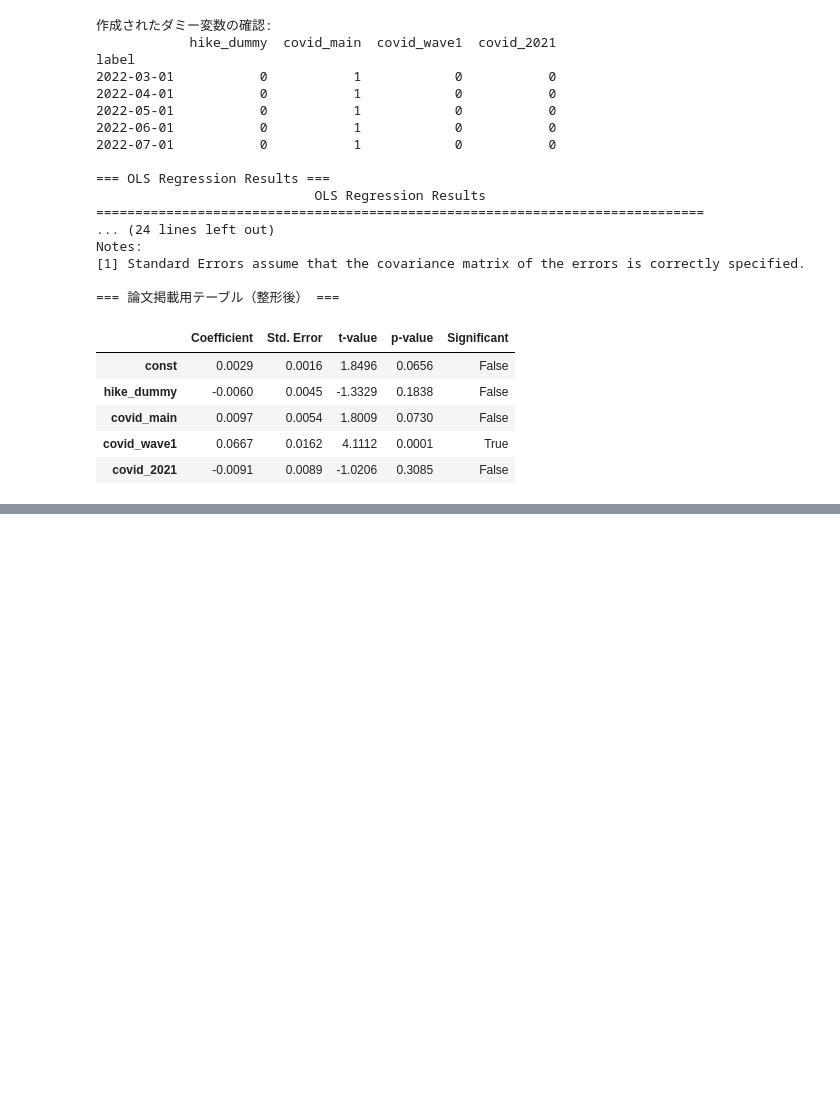
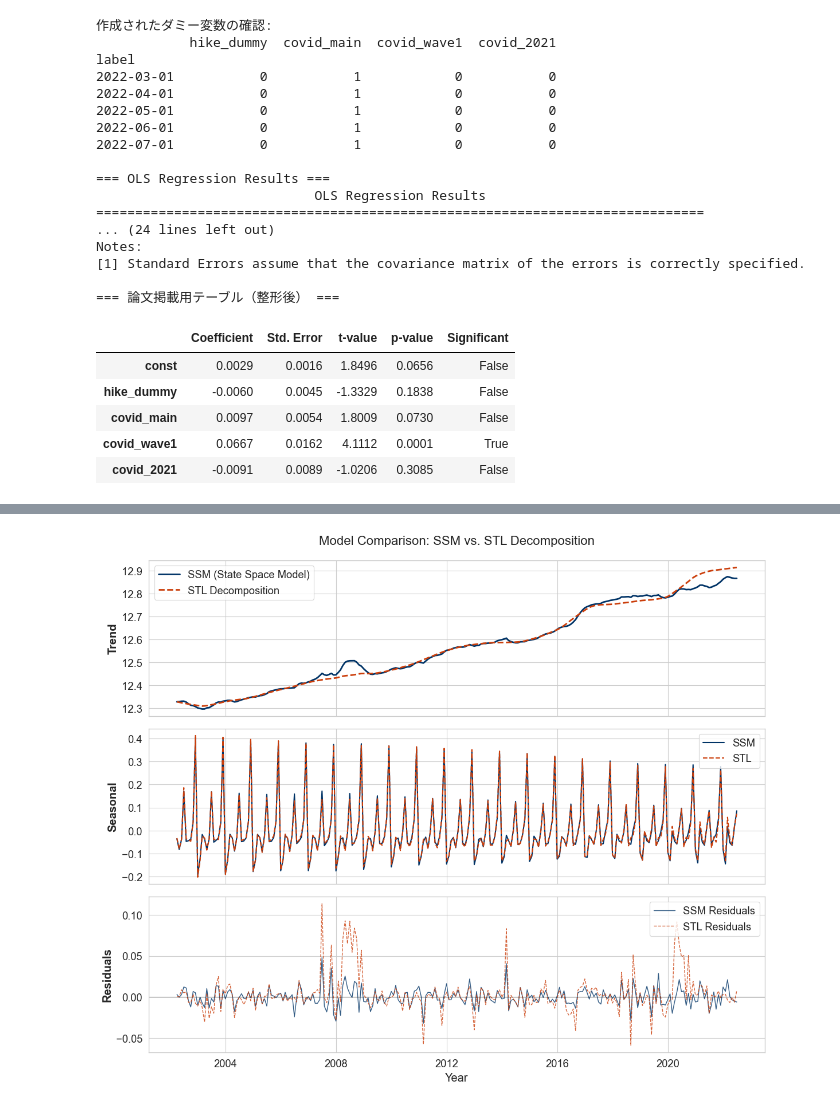
Before and after one commit to Fuga420/Transport_amount_project, a Jupyter notebook: notebooks/Appendix.ipynb, the cells around one changed output, grey strips where cells are left out. Saved outputs shown, nothing was run; the diff lists cells and outputs as text; code cells hidden in the pictures; blank space fills up the shorter version.

```diff
--- a/notebooks/Appendix.ipynb
+++ b/notebooks/Appendix.ipynb
@@ -54,3 +54,13 @@ label
 2022-06-01   -0.006404
 2022-07-01    0.007786
 Freq: MS, Name: resid, Length: 244, dtype: float64
+# %%
+df_stl = pd.DataFrame({
+    'original': df['log_parcels'].values,        # 元データ
+    'trend': res.trend.values,                   # トレンド成分
+    'seasonal': res.seasonal.values,             # 季節成分
+    'residual': res.resid.values,                # 残差成分
+    'fitted': (res.trend + res.seasonal).values
+}, index=df.index)
+
+df_stl
@@ -255,0 +283,3 @@ Notes:
+# %%
+df_ssm = pd.read_csv('../output/result_ssm.csv', index_col=0, parse_dates=True)
+df_ssm
@@ -255,0 +301,60 @@ Notes:
+# %%
+import matplotlib.pyplot as plt
+import seaborn as sns
+
+# 1. スタイル設定
+sns.set_context("paper", font_scale=1.5)
+sns.set_style("whitegrid")
+
+# 配色設定
+color_ssm = "#003366"  # 濃い青 (SSM用)
+color_stl = "#CB3E0B"  # 濃いオレンジ/赤 (STL用)
+
+# -------------------------------------------------------
+# 2. 描画キャンバスの作成
+# -------------------------------------------------------
+fig, axes = plt.subplots(3, 1, figsize=(12, 10), sharex=True)
+
+# --- (1) トレンド (Trend) ---
+sns.lineplot(data=df_ssm, x=df_ssm.index, y='trend', ax=axes[0],
+             color=color_ssm, linewidth=2, label='SSM (State Space Model)')
+sns.lineplot(data=df_stl, x=df_stl.index, y='trend', ax=axes[0],
+             color=color_stl, linewidth=2, linestyle='--', label='STL Decomposition')
+
+axes[0].set_ylabel('Trend', fontweight='bold')
+axes[0].set_title('Model Comparison: SSM vs. STL Decomposition', fontsize=16, pad=20)
+axes[0].legend(loc='upper left', frameon=True)
+
+# --- (2) 季節性 (Seasonal) ---
+sns.lineplot(data=df_ssm, x=df_ssm.index, y='seasonal', ax=axes[1],
+             color=color_ssm, linewidth=1.5, label='SSM')
+sns.lineplot(data=df_stl, x=df_stl.index, y='seasonal', ax=axes[1],
+             color=color_stl, linewidth=1.5, linestyle='--', label='STL')
+
+axes[1].set_ylabel('Seasonal', fontweight='bold')
+axes[1].legend(loc='upper right', frameon=True)
+
+# --- (3) 残差 (Residuals) - ラインプロットへ変更 ---
+# 線が重なって見づらくなるのを防ぐため、少し線を細くし(linewidth)、透明度(alpha)を調整しています
+sns.lineplot(data=df_ssm, x=df_ssm.index, y='residual', ax=axes[2],
+             color=color_ssm, linewidth=1, alpha=0.8, label='SSM Residuals')
+sns.lineplot(data=df_stl, x=df_stl.index, y='residual', ax=axes[2],
+             color=color_stl, linewidth=1, linestyle='--', alpha=0.8, label='STL Residuals')
+
+# 基準線 (0ライン)
+axes[2].axhline(0, color='black', linestyle='-', linewidth=0.8, alpha=0.5)
+axes[2].set_ylabel('Residuals', fontweight='bold')
+axes[2].set_xlabel('Year')
+axes[2].legend(loc='upper right', frameon=True)
+
+# -------------------------------------------------------
+# 3. 仕上げ
+# -------------------------------------------------------
+plt.tight_layout()
+
+# 保存
+# plt.savefig("output/model_comparison_lineplots.png", dpi=300, bbox_inches='tight')
+
+plt.show()
+# %% [output]
+[figure, added]
```
Also changed, not shown: parts of 3 cells of this notebook, 5 other files.
